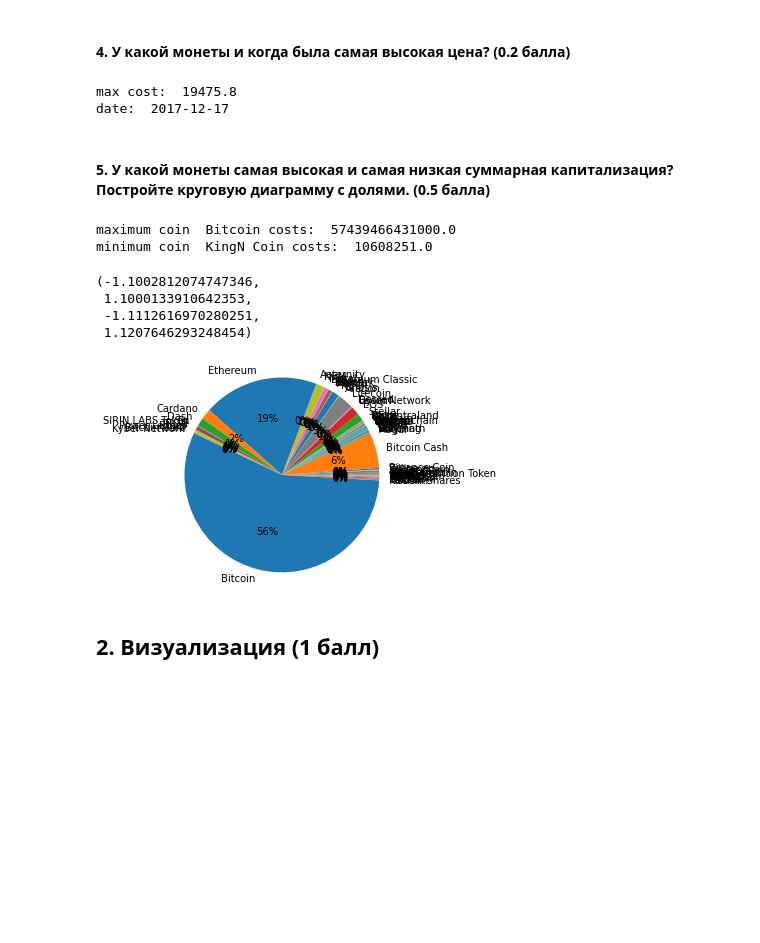
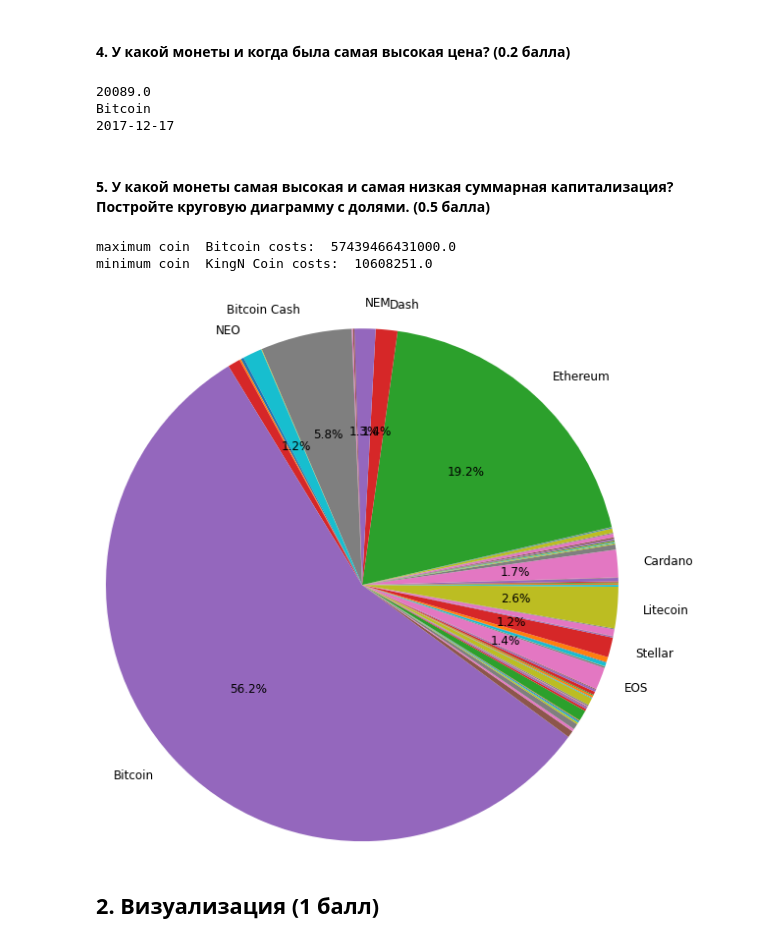
Before and after one commit to Artemut555/PythonLab, a Jupyter notebook: LabWork.ipynb, the cells around one changed output. Cells and saved outputs as stored; diff of their text form; code cells hidden in the pictures; blank space fills up the shorter version.

```diff
--- a/LabWork.ipynb
+++ b/LabWork.ipynb
@@ -73,13 +75,0 @@ from  2013-04-28 to  2018-06-06
-# %%
-import math
-
-lost_columns = set()
-for row in range(len(coins)):
-    for column in coins.columns:
-        if not isinstance(coins.iloc[row][column], str) and math.isnan(coins.iloc[row][column]):
-            lost_columns.add(column)
-            #print(coins.iloc[row])
-
-print(lost_columns)
-print('да, если отсутствует показатель price, может отсутствовать txCount и txVolume,\
-        также может отсутствовать activeAddresses')
@@ -89,47 +98,46 @@ print('да, если отсутствует показатель price, мож
 # %% [markdown]
 #### 4. У какой монеты и когда была самая высокая цена? (0.2 балла)
-# %%
-max_cost = 0
-date = 0
-
-for row in range(len(coins)):
-    if max_cost < coins.iloc[row]["price"]:
-        max_cost = coins.iloc[row]["price"]
-        date = coins.iloc[row]["date"]
-
-print("max cost: ", max_cost)
-print("date: ", date)
-# %% [output]
-max cost:  19475.8
-date:  2017-12-17
+# %%
+max_price = max(coins['high'])
+name = coins[coins['high'] == max_price]['name']
+date = coins[coins['high'] == max_price]['date']
+print(max_price)
+print(name[0])
+print(date[0])
+# %% [output]
+20089.0
+Bitcoin
+2017-12-17
 # %% [markdown]
 #### 5. У какой монеты самая высокая и самая низкая суммарная капитализация? Постройте круговую диаграмму с долями. (0.5 балла)
 # %%
 capitals = dict()
 
 for name in names:
     capitals[name] = 0
 
 for row in range(len(coins)):
-    capitals[coins.iloc[row]["name"]] += coins.iloc[row]["market"]
+    capitals[coins.iloc[row]['name']] += coins.iloc[row]['market']
 
 max_coin = max(capitals.items(), key=lambda x : x[1])
 print("maximum coin ", max_coin[0], "costs: ",  max_coin[1])
 
 min_coin = min(capitals.items(), key=lambda x : x[1])
 print("minimum coin ", min_coin[0], "costs: ",  min_coin[1])
 
+labels = list(names)
+for i in range(len(labels)):
+    if (capitals[labels[i]] / coins['market'].sum()) < 0.01:
+        labels[i] = ''
+
 fig, ax = plt.subplots()
-ax.pie(list(capitals.values()), labels = list(capitals.keys()), autopct='%1.0f%%')
-ax.axis("equal")
+autopct = lambda x : "{:.1f}%".format(x) if x >= 1 else ''
+ax.pie(list(capitals.values()), labels = labels, autopct=autopct, radius = 3, textprops={'fontsize': 12})
+plt.show()
 # %% [output]
 maximum coin  Bitcoin costs:  57439466431000.0
 minimum coin  KingN Coin costs:  10608251.0
-(-1.1002812074747346,
- 1.1000133910642353,
- -1.1112616970280251,
- 1.1207646293248454)
-[figure, old version]
+[figure, new version]
 # %% [markdown]
 ## 2. Визуализация (1 балл)
 # %% [markdown]
```
Also changed, not shown: parts of 5 cells of this notebook.
